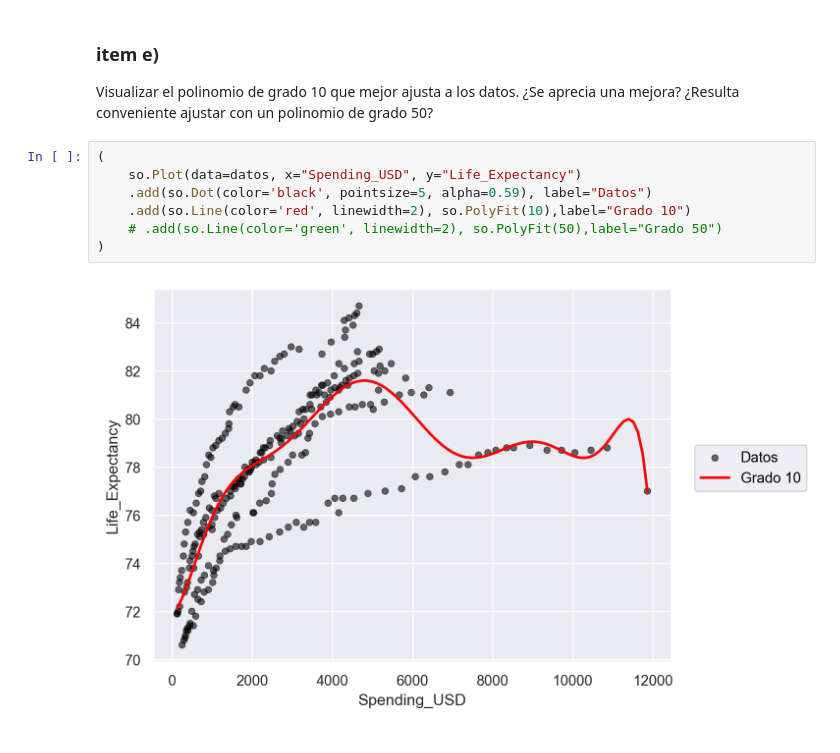
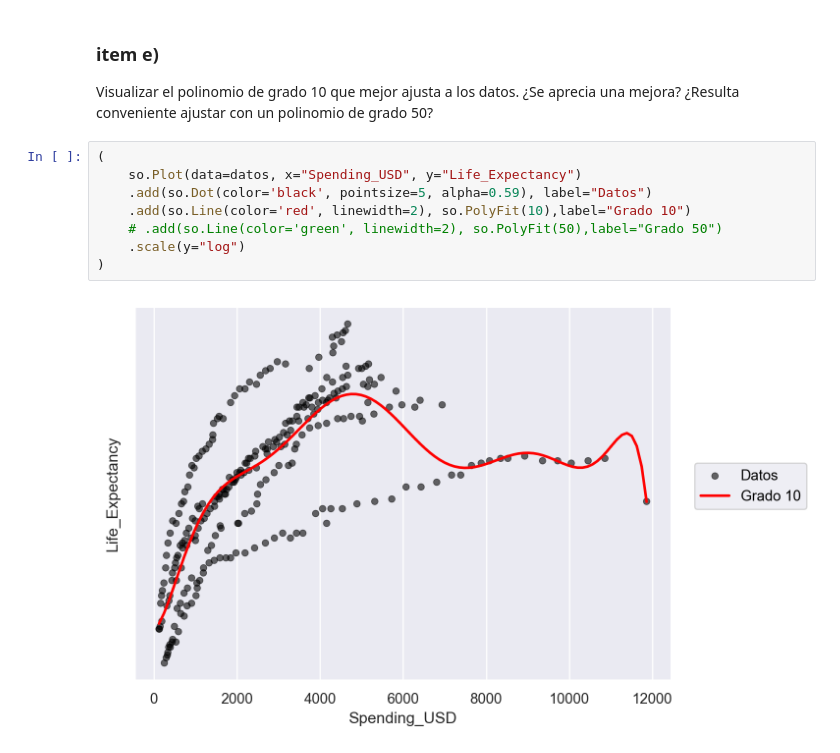
Before and after one commit to Gabrielnm7/Laboratorio-de-Datos1C24, a Jupyter notebook: Practicas/practica4.ipynb, the cells around one changed output. Saved outputs shown, nothing was run; the diff lists cells and outputs as text.

```diff
--- a/Practicas/practica4.ipynb
+++ b/Practicas/practica4.ipynb
@@ -618,9 +622,10 @@ Visualizar el polinomio de grado 10 que mejor ajusta a los datos. ¿Se aprecia u
 # %%
 (
     so.Plot(data=datos, x="Spending_USD", y="Life_Expectancy")
     .add(so.Dot(color='black', pointsize=5, alpha=0.59), label="Datos")
     .add(so.Line(color='red', linewidth=2), so.PolyFit(10),label="Grado 10")
     # .add(so.Line(color='green', linewidth=2), so.PolyFit(50),label="Grado 50")
+    .scale(y="log")
 )
 # %% [output]
-[figure, old version]
+[figure, new version]
```
Also changed, not shown: parts of 3 cells of this notebook.
